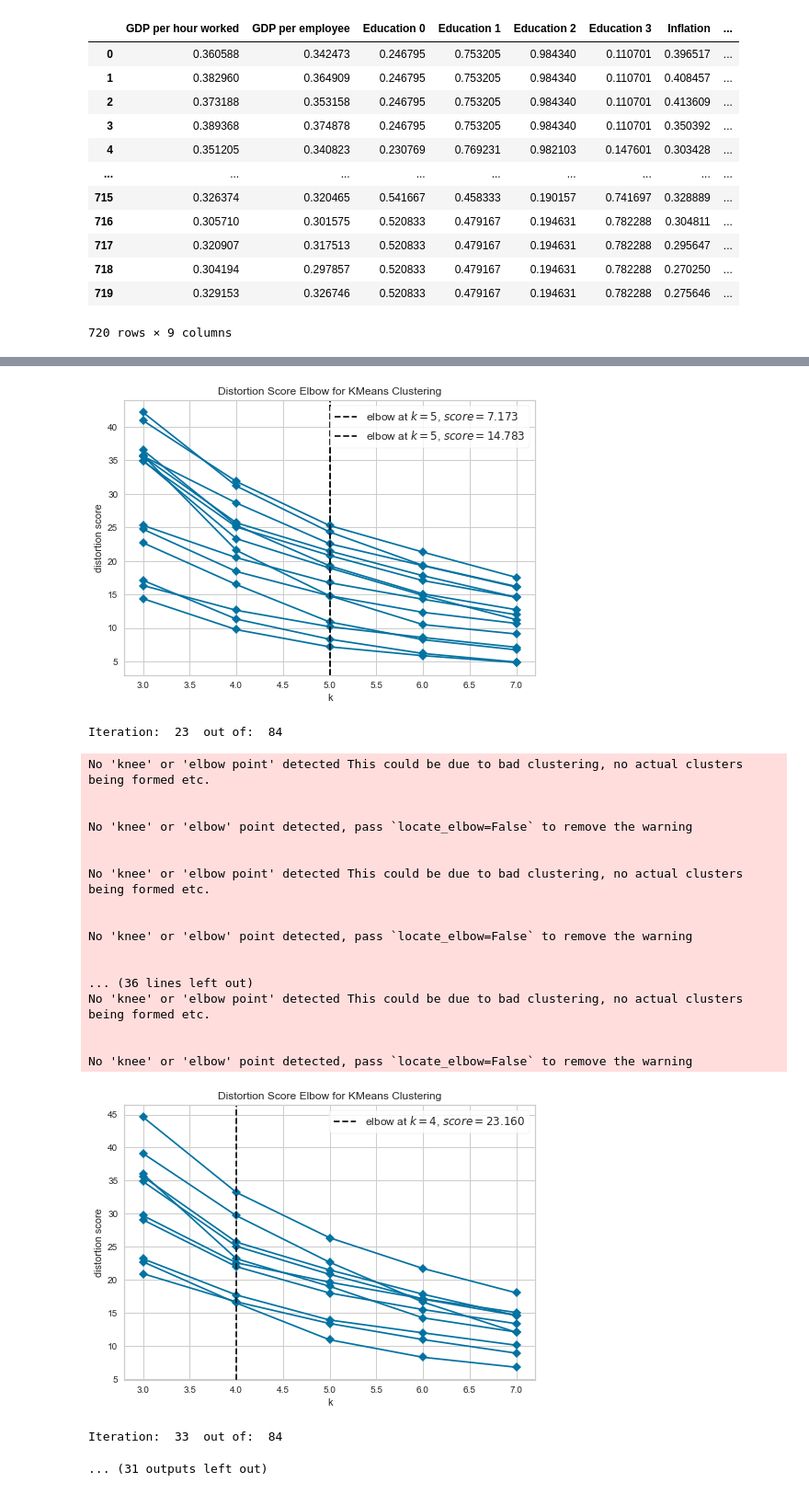
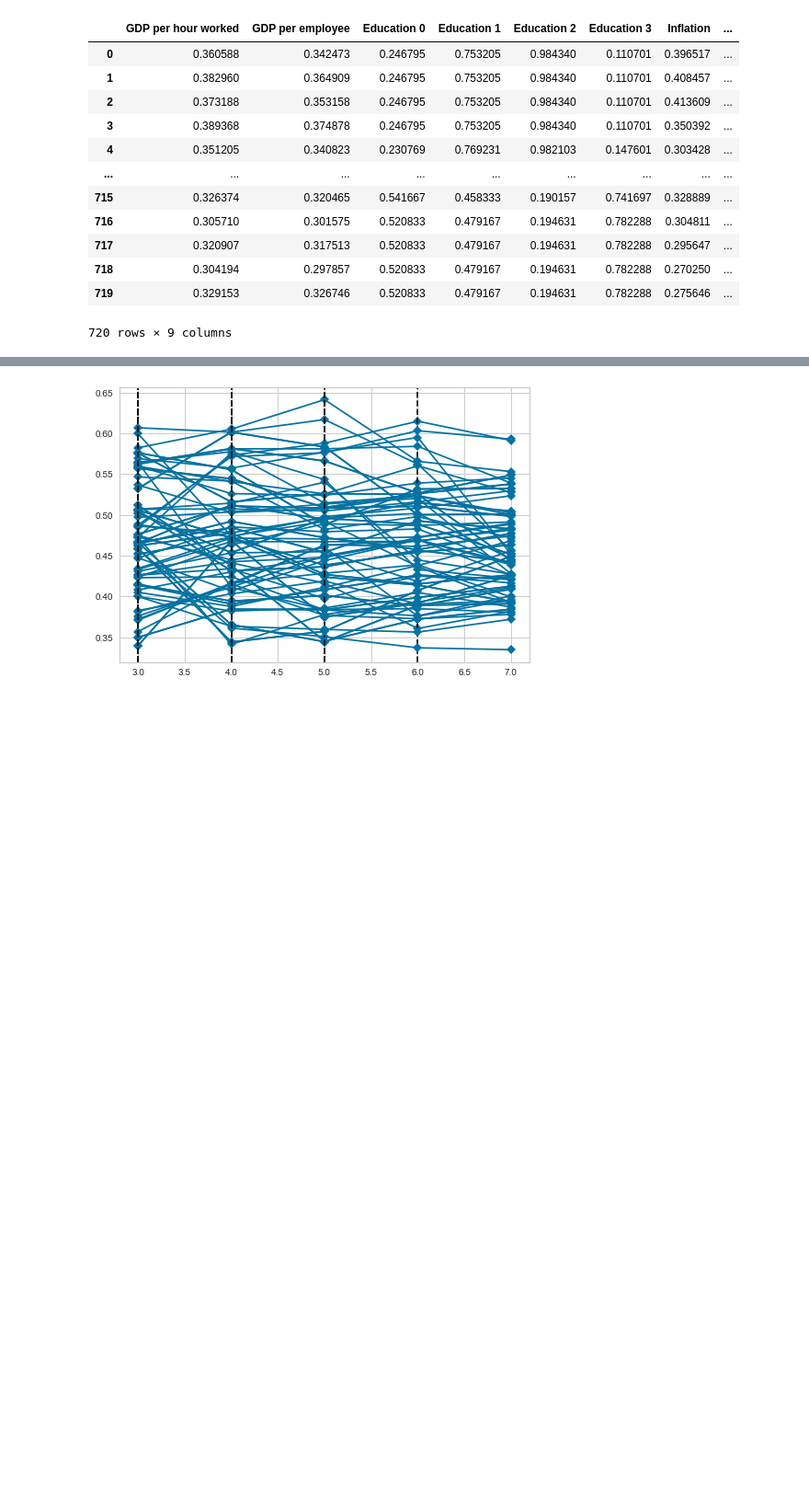
Before and after one commit to nisa-bayraktar/european_productivity, a Jupyter notebook: clustering/better_clustering.ipynb, the cells around one changed output, grey strips where cells are left out. Shown: that part at 92% size. Saved outputs shown, nothing was run; the diff lists cells and outputs as text; code cells hidden in the pictures; blank space fills up the shorter version.

```diff
--- a/clustering/better_clustering.ipynb
+++ b/clustering/better_clustering.ipynb
@@ -439,13 +457,13 @@ for i in output_list:
 
     model = KMeans(random_state=0)
 
-    visualizer = KElbowVisualizer(model, k=(3,8), timings=False)
+    visualizer = KElbowVisualizer(model, k=(3,8), metric='silhouette', timings=False)
     visualizer.fit(x_scaled)
     score = visualizer.elbow_score_
     value = visualizer.elbow_value_
 
-    if score>10:
-        visualizer.show()
+    if score>0.55:
+        # visualizer.show()
         idx = df1.columns
         mylist = idx.tolist()
 
@@ -511,22 +513 @@ No 'knee' or 'elbow' point detected, pass `locate_elbow=False` to remove the war
-[figure, removed]
-Iteration:  23  out of:  84
-No 'knee' or 'elbow point' detected This could be due to bad clustering, no actual clusters being formed etc.
-
-
-No 'knee' or 'elbow' point detected, pass `locate_elbow=False` to remove the warning
-
-
-No 'knee' or 'elbow point' detected This could be due to bad clustering, no actual clusters being formed etc.
-
-
-No 'knee' or 'elbow' point detected, pass `locate_elbow=False` to remove the warning
-
-
-... (36 lines left out)
-No 'knee' or 'elbow point' detected This could be due to bad clustering, no actual clusters being formed etc.
-
-
-No 'knee' or 'elbow' point detected, pass `locate_elbow=False` to remove the warning
-[figure, removed]
-Iteration:  33  out of:  84
-... (31 outputs left out)
+[figure, new version]
```
Also changed, not shown: parts of 6 cells of this notebook, 5 other files.
